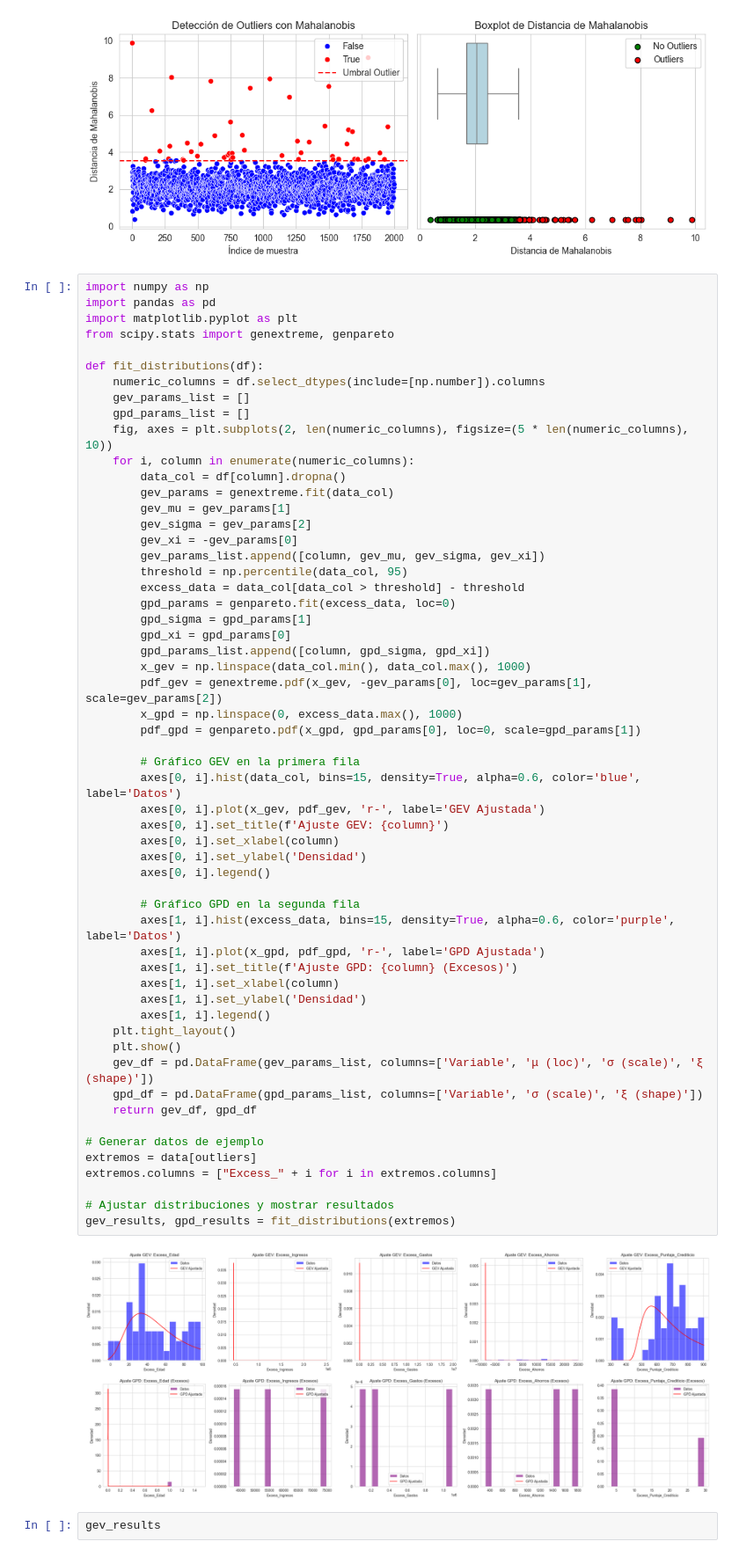
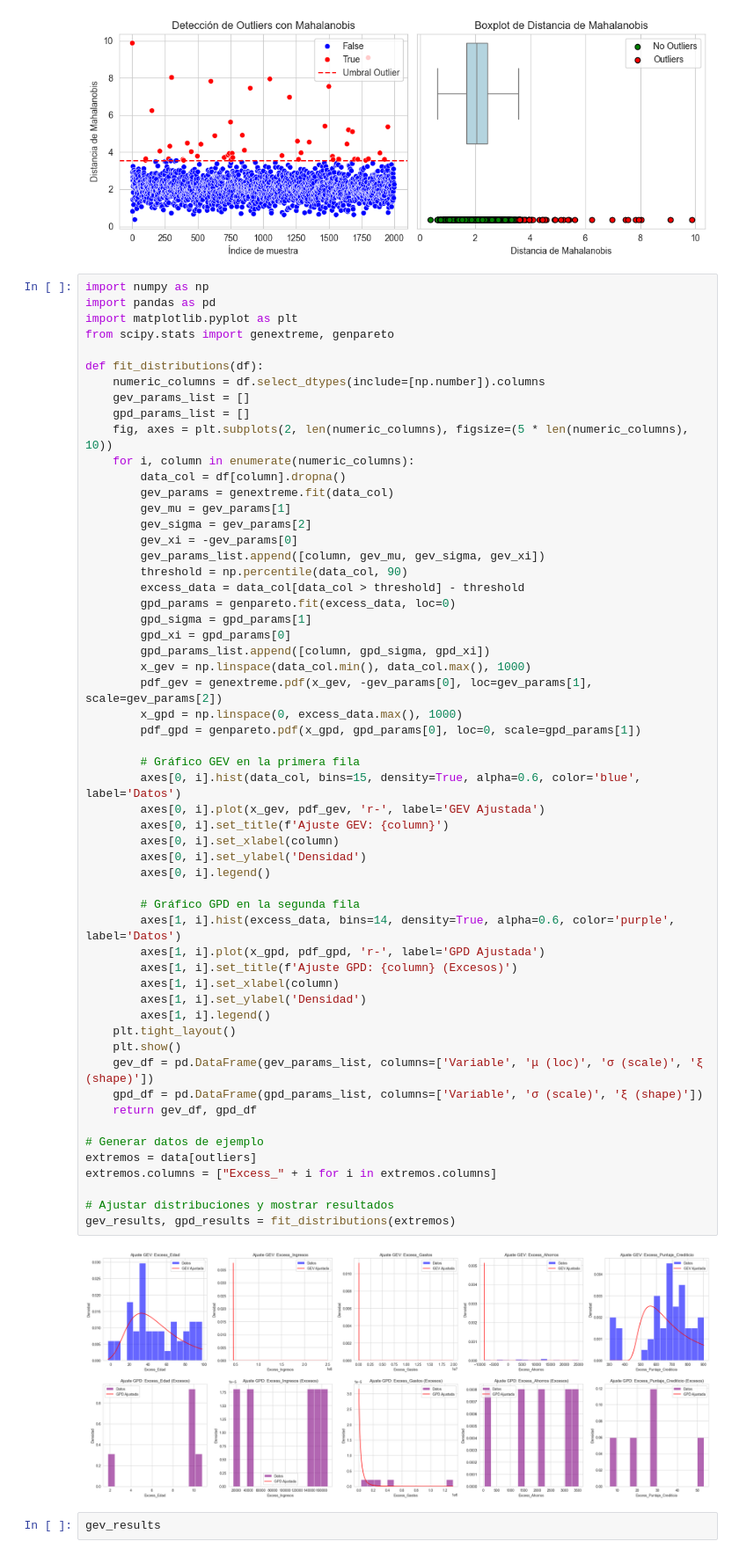
Before and after one commit to sightes/2025_Advance_Models_UBO, a Jupyter notebook: Actividad_Final_Valores_Extremos/explore.ipynb, the cells around one changed output. Shown at 88% size. Saved outputs shown, nothing was run; the diff lists cells and outputs as text.

```diff
--- a/Actividad_Final_Valores_Extremos/explore.ipynb
+++ b/Actividad_Final_Valores_Extremos/explore.ipynb
@@ -268,7 +246,7 @@ def fit_distributions(df):
         gev_sigma = gev_params[2]
         gev_xi = -gev_params[0]
         gev_params_list.append([column, gev_mu, gev_sigma, gev_xi])
-        threshold = np.percentile(data_col, 95)
+        threshold = np.percentile(data_col, 90)
         excess_data = data_col[data_col > threshold] - threshold
         gpd_params = genpareto.fit(excess_data, loc=0)
         gpd_sigma = gpd_params[1]
@@ -279,35 +257,35 @@ def fit_distributions(df):
         x_gpd = np.linspace(0, excess_data.max(), 1000)
         pdf_gpd = genpareto.pdf(x_gpd, gpd_params[0], loc=0, scale=gpd_params[1])
 
         # Gráfico GEV en la primera fila
         axes[0, i].hist(data_col, bins=15, density=True, alpha=0.6, color='blue', label='Datos')
         axes[0, i].plot(x_gev, pdf_gev, 'r-', label='GEV Ajustada')
         axes[0, i].set_title(f'Ajuste GEV: {column}')
         axes[0, i].set_xlabel(column)
         axes[0, i].set_ylabel('Densidad')
         axes[0, i].legend()
 
         # Gráfico GPD en la segunda fila
-        axes[1, i].hist(excess_data, bins=15, density=True, alpha=0.6, color='purple', label='Datos')
+        axes[1, i].hist(excess_data, bins=14, density=True, alpha=0.6, color='purple', label='Datos')
         axes[1, i].plot(x_gpd, pdf_gpd, 'r-', label='GPD Ajustada')
         axes[1, i].set_title(f'Ajuste GPD: {column} (Excesos)')
         axes[1, i].set_xlabel(column)
         axes[1, i].set_ylabel('Densidad')
         axes[1, i].legend()
     plt.tight_layout()
     plt.show()
     gev_df = pd.DataFrame(gev_params_list, columns=['Variable', 'μ (loc)', 'σ (scale)', 'ξ (shape)'])
     gpd_df = pd.DataFrame(gpd_params_list, columns=['Variable', 'σ (scale)', 'ξ (shape)'])
     return gev_df, gpd_df
 
 # Generar datos de ejemplo
 extremos = data[outliers]
 extremos.columns = ["Excess_" + i for i in extremos.columns]
 
 # Ajustar distribuciones y mostrar resultados
 gev_results, gpd_results = fit_distributions(extremos)
 # %% [output]
-[figure, old version]
+[figure, new version]
 # %%
 gev_results
 # %% [output]
```
Also changed, not shown: parts of 5 cells of this notebook, 1 other file.
